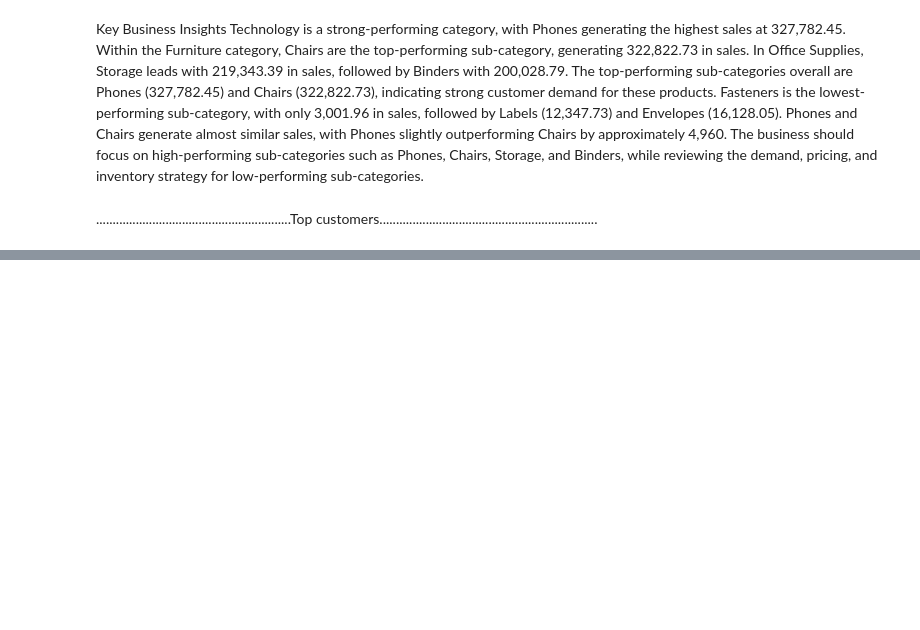
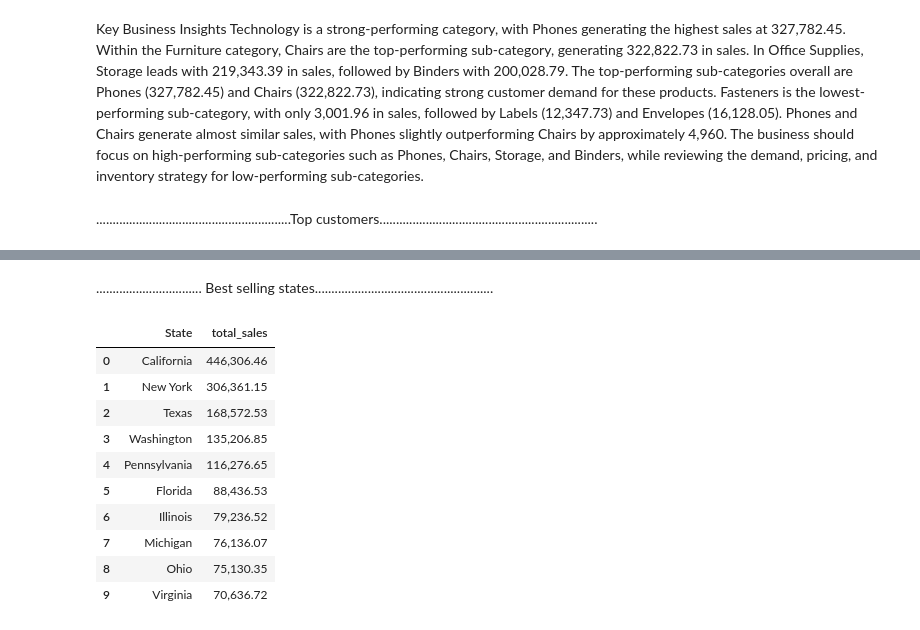
Before and after one commit to Himanshupandey2005/super_store_sales_data_analysis, a Jupyter notebook: index.ipynb, the cells around one changed output, grey strips where cells are left out. Cells and saved outputs as stored; diff of their text form; code cells hidden in the pictures; blank space fills up the shorter version.

```diff
--- a/index.ipynb
+++ b/index.ipynb
@@ -237,0 +306,25 @@ top_customers
+# %% [markdown]
+................................ Best selling states......................................................
+# %%
+q="""
+select
+o.state,sum(od.sales) as total_sales
+from customers c  join orders o using("customer id") join order_details od using("order id")
+group by o.state
+order by total_sales desc limit 10
+
+"""
+top_selling_states=pd.read_sql(q,conn)
+top_selling_states
+# %% [output]
+|  | State | total_sales |
+| 0 | California | 446,306.46 |
+| 1 | New York | 306,361.15 |
+| 2 | Texas | 168,572.53 |
+| 3 | Washington | 135,206.85 |
+| 4 | Pennsylvania | 116,276.65 |
+| 5 | Florida | 88,436.53 |
+| 6 | Illinois | 79,236.52 |
+| 7 | Michigan | 76,136.07 |
+| 8 | Ohio | 75,130.35 |
+| 9 | Virginia | 70,636.72 |
```
Also changed, not shown: parts of 24 cells of this notebook.
